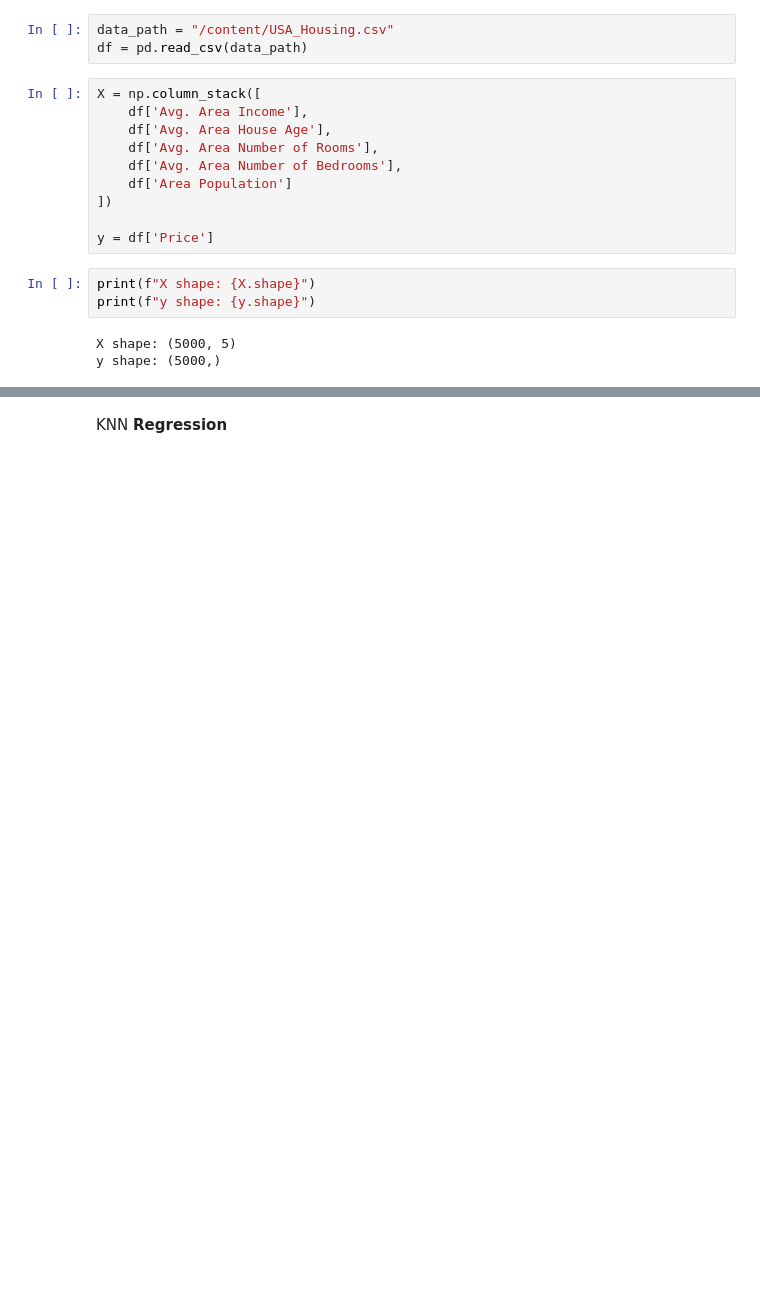
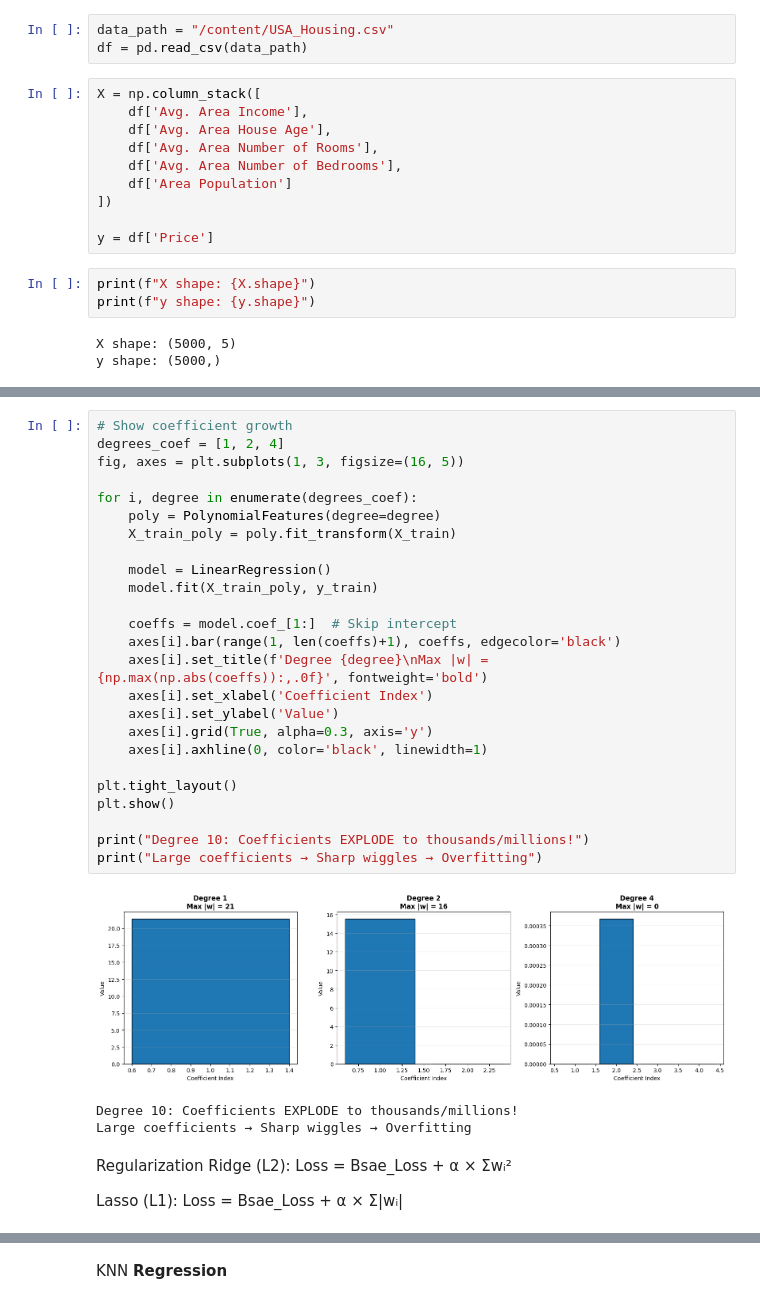
Before and after one commit to kanogeeeepust-coder/house-price-prediction, a Jupyter notebook: Notebooks/2_training.ipynb, the cells around one changed output, grey strips where cells are left out. Cells and saved outputs as stored; diff of their text form; blank space fills up the shorter version.

```diff
--- a/Notebooks/2_training.ipynb
+++ b/Notebooks/2_training.ipynb
@@ -22,0 +236,34 @@ y shape: (5000,)
+# %%
+# Show coefficient growth
+degrees_coef = [1, 2, 4]
+fig, axes = plt.subplots(1, 3, figsize=(16, 5))
+
+for i, degree in enumerate(degrees_coef):
+    poly = PolynomialFeatures(degree=degree)
+    X_train_poly = poly.fit_transform(X_train)
+
+    model = LinearRegression()
+    model.fit(X_train_poly, y_train)
+
+    coeffs = model.coef_[1:]  # Skip intercept
+    axes[i].bar(range(1, len(coeffs)+1), coeffs, edgecolor='black')
+    axes[i].set_title(f'Degree {degree}\nMax |w| = {np.max(np.abs(coeffs)):,.0f}', fontweight='bold')
+    axes[i].set_xlabel('Coefficient Index')
+    axes[i].set_ylabel('Value')
+    axes[i].grid(True, alpha=0.3, axis='y')
+    axes[i].axhline(0, color='black', linewidth=1)
+
+plt.tight_layout()
+plt.show()
+
+print("Degree 10: Coefficients EXPLODE to thousands/millions!")
+print("Large coefficients → Sharp wiggles → Overfitting")
+# %% [output]
+[figure, added]
+Degree 10: Coefficients EXPLODE to thousands/millions!
+Large coefficients → Sharp wiggles → Overfitting
+# %% [markdown]
+Regularization
+Ridge (L2): Loss = Bsae_Loss + α × Σwᵢ²
+
+Lasso (L1): Loss = Bsae_Loss + α × Σ|wᵢ|
```
Also changed, not shown: parts of 28 cells of this notebook.
